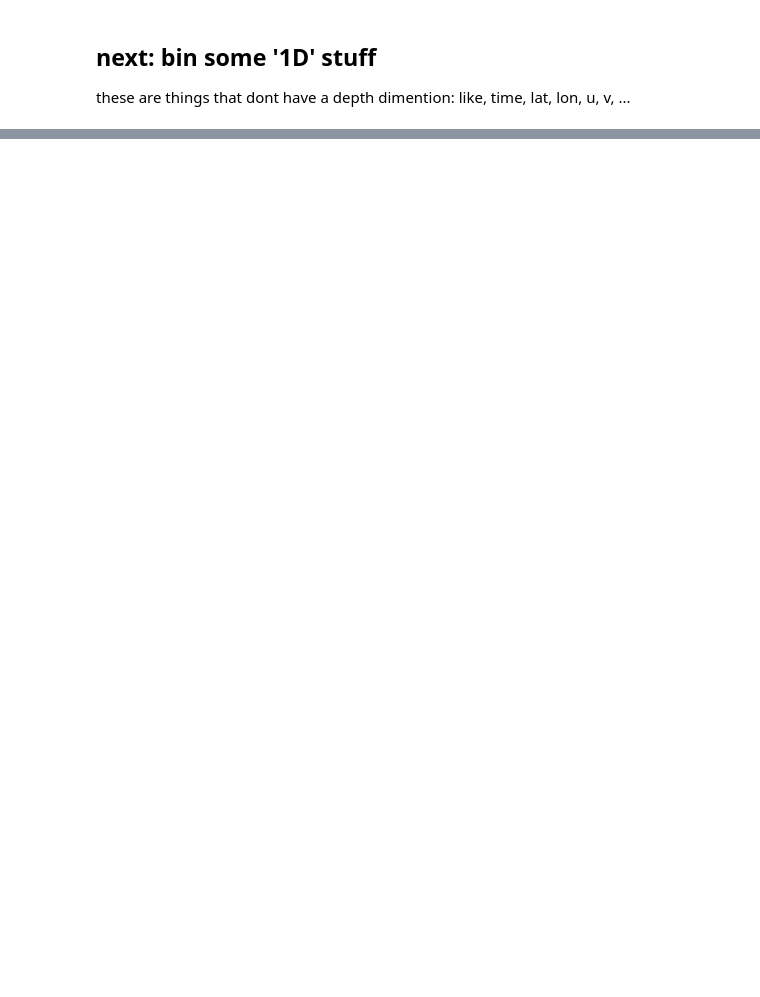
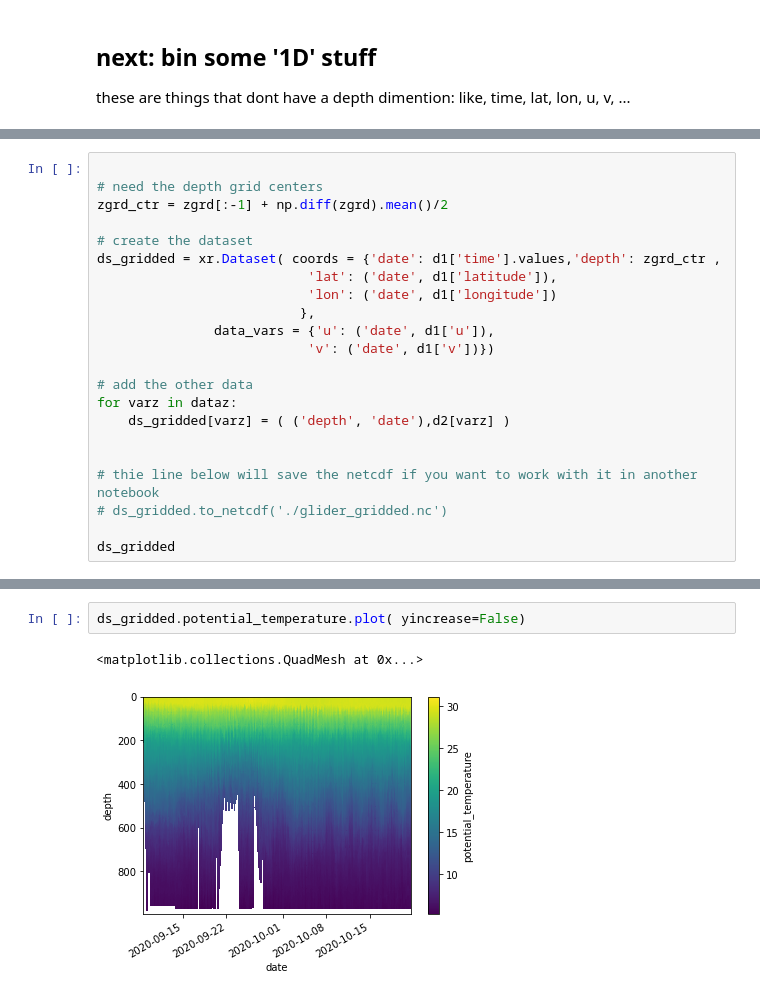
Before and after one commit to rucool/IOO_masters2020, a Jupyter notebook: erddap_glider_gridding.ipynb, the cells around one changed output, grey strips where cells are left out. Cells and saved outputs as stored; diff of their text form; blank space fills up the shorter version.

Commit message:
add dataset creation

```diff
--- a/erddap_glider_gridding.ipynb
+++ b/erddap_glider_gridding.ipynb
@@ -183,0 +199,22 @@ plt.plot( d1['longitude'], d1['latitude'],'.' )
+# %%
+
+# need the depth grid centers
+zgrd_ctr = zgrd[:-1] + np.diff(zgrd).mean()/2
+
+# create the dataset
+ds_gridded = xr.Dataset( coords = {'date': d1['time'].values,'depth': zgrd_ctr ,
+                           'lat': ('date', d1['latitude']),
+                           'lon': ('date', d1['longitude'])
+                          },
+               data_vars = {'u': ('date', d1['u']),
+                           'v': ('date', d1['v'])})
+
+# add the other data
+for varz in dataz:
+    ds_gridded[varz] = ( ('depth', 'date'),d2[varz] )
+
+
+# thie line below will save the netcdf if you want to work with it in another notebook
+# ds_gridded.to_netcdf('./glider_gridded.nc')
+
+ds_gridded
@@ -183,0 +237,5 @@ plt.plot( d1['longitude'], d1['latitude'],'.' )
+# %%
+ds_gridded.potential_temperature.plot( yincrease=False)
+# %% [output]
+<matplotlib.collections.QuadMesh at 0x...>
+[figure, added]
```
Also changed, not shown: parts of 16 cells of this notebook.
